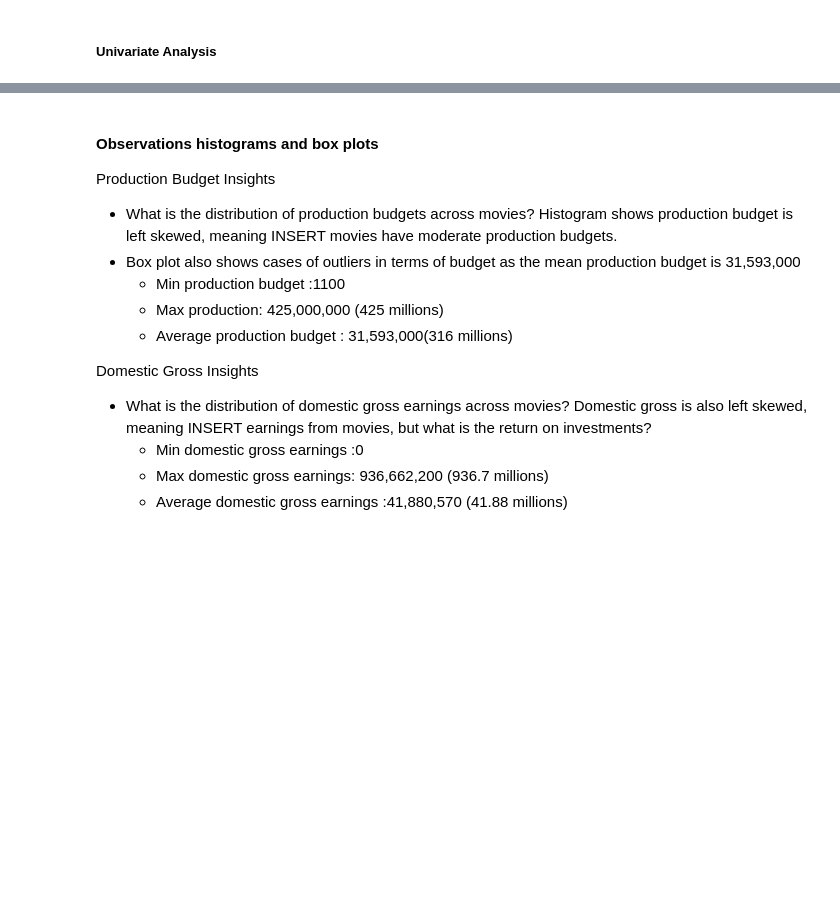
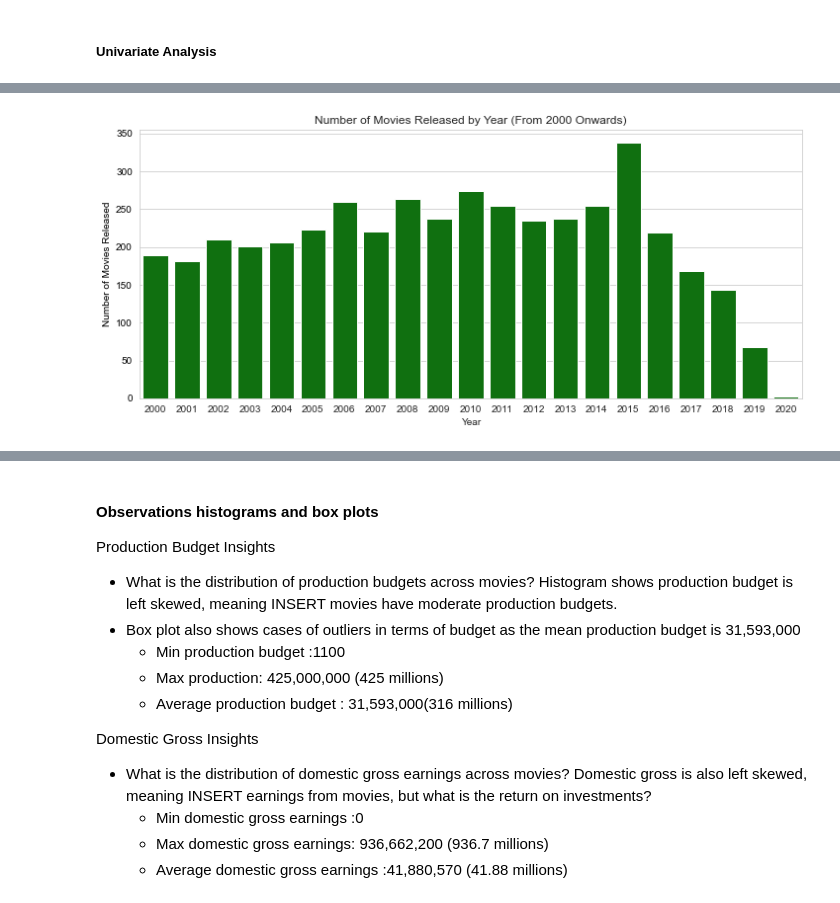
Before and after one commit to Otim135/group3-phase2-project, a Jupyter notebook: ipynbs/Ketty.ipynb, the cells around one changed output, grey strips where cells are left out. Drawn from its saved outputs; the diff is of its cells as text; code cells hidden in the pictures; blank space fills up the shorter version.

```diff
--- a/ipynbs/Ketty.ipynb
+++ b/ipynbs/Ketty.ipynb
@@ -433,0 +434,18 @@ for column in columns_to_plot:
+# %%
+# Filtering years to have only moves produced within a 20 year span
+final_df_filtered = final_df[final_df['year'] >= 2000]
+movies_count_per_yr = final_df_filtered.groupby('year')['title'].count()
+
+# Create a figure and axis object
+fig, ax1 = plt.subplots(figsize=(12, 5))
+
+# Plot a bar chart to show distribution across years
+sns.barplot(x=movies_count_per_yr.index, y=movies_count_per_yr.values, color='green', ax=ax1)
+ax1.set_xlabel('Year')
+ax1.set_ylabel('Number of Movies Released', color='black')
+ax1.tick_params(axis='y', labelcolor='black')
+plt.title('Number of Movies Released by Year (From 2000 Onwards)')
+plt.tight_layout
+plt.show()
+# %% [output]
+[figure, added]
```
Also changed, not shown: parts of 4 cells of this notebook.
